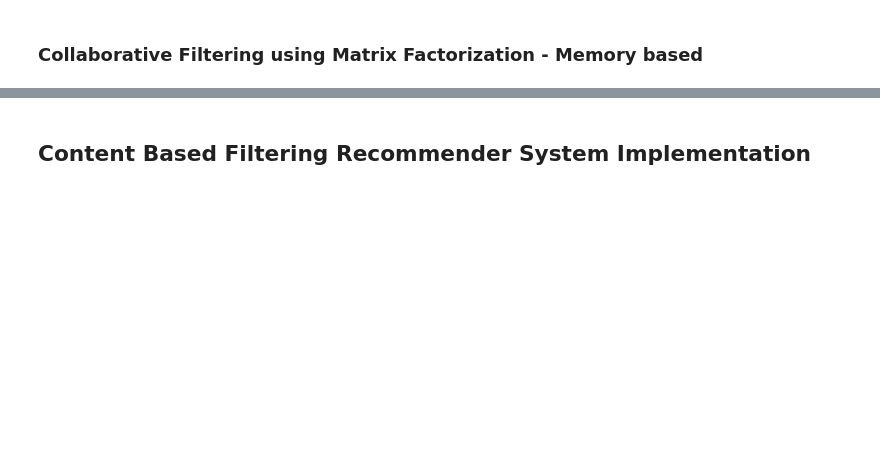
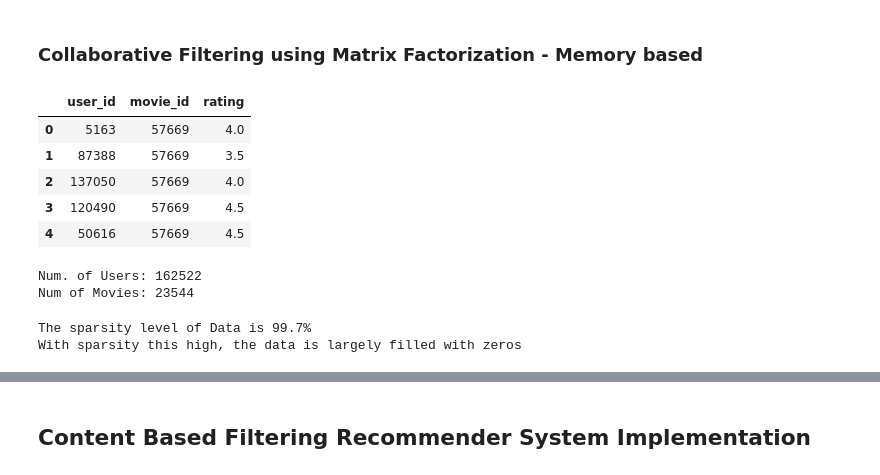
Before and after one commit to TEAM-RR1-ACT-MLTech/notebook, a Jupyter notebook: recommender_notebook.ipynb, the cells around one changed output, grey strips where cells are left out. Cells and saved outputs as stored; diff of their text form; code cells hidden in the pictures; blank space fills up the shorter version.

```diff
--- a/recommender_notebook.ipynb
+++ b/recommender_notebook.ipynb
@@ -436,9 +436,6 @@ df.columns
 Index(['user_id', 'movie_id', 'rating', 'timestamp', 'title', 'genres',
        'title_cast', 'director', 'runtime', 'budget', 'plot_keywords', 'tags'],
       dtype='object')
-# %%
-df = df.drop(['title', 'genres',
-       'title_cast', 'director', 'runtime', 'budget', 'plot_keywords'], axis = 1)
 # %%
 # remove all leading and trailing spaces in the tags columns
 
@@ -593,6 +701,13 @@ Rsquared Error is 0.7215
 # %% [markdown]
 ### Collaborative Filtering using Matrix Factorization - Memory based
 # %%
-# fact_matrix_df = df[['user_id', 'movie_id', 'rating']]
-# fact_matrix_df.head()
+fact_matrix_df = df[['user_id', 'movie_id', 'rating']]
+fact_matrix_df.head()
+# %% [output]
+|  | user_id | movie_id | rating |
+| 0 | 5163 | 57669 | 4.0 |
+| 1 | 87388 | 57669 | 3.5 |
+| 2 | 137050 | 57669 | 4.0 |
+| 3 | 120490 | 57669 | 4.5 |
+| 4 | 50616 | 57669 | 4.5 |
 # %%
@@ -601,11 +716,18 @@ Rsquared Error is 0.7215
 # %%
-# n_users = df.user_id.nunique() # get the number users
-# n_movies = df.movie_id.nunique() # get the number of movies
+n_users = df.user_id.nunique() # get the number users
+n_movies = df.movie_id.nunique() # get the number of movies
 
-# print('Num. of Users: '+ str(n_users))
-# print('Num of Movies: '+str(n_movies))
+print('Num. of Users: '+ str(n_users))
+print('Num of Movies: '+str(n_movies))
+# %% [output]
+Num. of Users: 162522
+Num of Movies: 23544
 # %%
 # # Calulate the sparcity of the data
 
-# sparsity=round(1.0-len(df)/float(n_users*n_movies),3)
-# print('The sparsity level of Data is ' +  str(sparsity*100) + '%')
+sparsity=round(1.0-len(df)/float(n_users*n_movies),3)
+print('The sparsity level of Data is ' +  str(sparsity*100) + '%')
+print(f'With sparsity this high, the data is largely filled with zeros')
+# %% [output]
+The sparsity level of Data is 99.7%
+With sparsity this high, the data is largely filled with zeros
```
Also changed, not shown: parts of 28 cells of this notebook.
